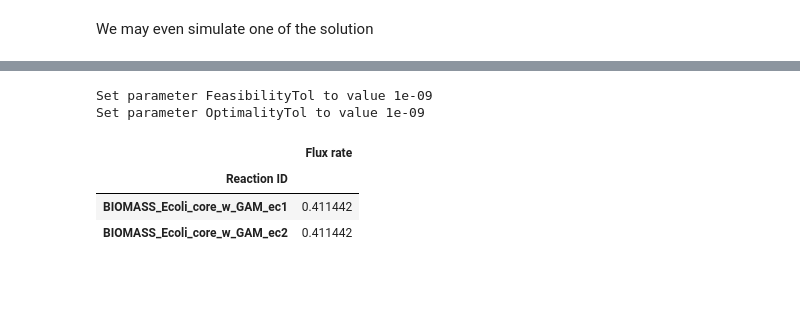
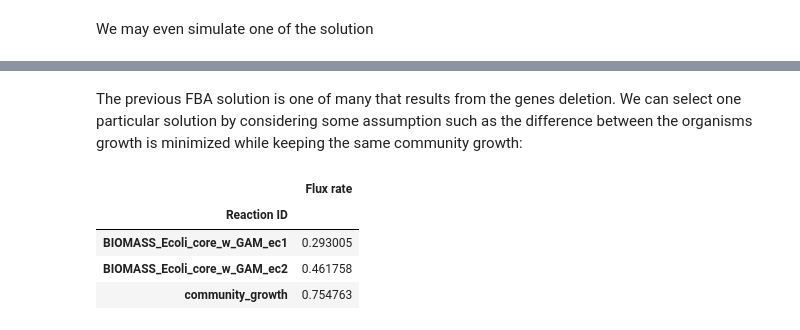
Before and after one commit to vmspereira/MEWpy, a Jupyter notebook: examples/09-crossfeeding.ipynb, the cells around one changed output, grey strips where cells are left out. Saved outputs shown, nothing was run; the diff lists cells and outputs as text; code cells hidden in the pictures; blank space fills up the shorter version.

```diff
--- a/examples/09-crossfeeding.ipynb
+++ b/examples/09-crossfeeding.ipynb
@@ -123,10 +113,10 @@ To simpilfy the problem, we will define a maximum of 30 gene deletion and run 10
 # %%
 problem = GKOProblem(wildtype,
                      [f1,f2],
-                     candidate_max_size = 30)
+                     candidate_max_size = 50)
 # %%
 from mewpy.optimization import EA
-ea = EA(problem, max_generations=10)
+ea = EA(problem, max_generations=50)
 gkos = ea.run(simplify=False)
 # %% [output]
 Building modification target list.
@@ -194,6 +184,6 @@ We can now address our main goal, starting by defining a community model:
 from mewpy.model import CommunityModel
 from mewpy.com import regComFBA
 
-community= CommunityModel([ec1,ec2],flavor='cobra')
+community= CommunityModel([ec1,ec2],merge_biomasses=False,flavor='cobra')
 sim = community.get_community_model()
 sim.set_environmental_conditions(medium)
@@ -288,9 +275,10 @@ solution
+# %% [markdown]
+The previous FBA solution is one of many that results from the genes deletion. We can select one particular solution by considering some assumption such as the difference between the organisms growth is minimized while keeping the same community growth:
 # %%
-problem.simulate(solution=solution.values,method=regComFBA).find('BIOMASS',show_nulls=True)
+problem.simulate(solution=solution.values,method=regComFBA).find('BIOMASS|growth',show_nulls=True)
 # %% [output]
-Set parameter FeasibilityTol to value 1e-09
-Set parameter OptimalityTol to value 1e-09
 |  | Flux rate |
 | Reaction ID |  |
-| BIOMASS_Ecoli_core_w_GAM_ec1 | 0.411442 |
-| BIOMASS_Ecoli_core_w_GAM_ec2 | 0.411442 |
+| BIOMASS_Ecoli_core_w_GAM_ec1 | 0.293005 |
+| BIOMASS_Ecoli_core_w_GAM_ec2 | 0.461758 |
+| community_growth | 0.754763 |
```
Also changed, not shown: parts of 20 cells of this notebook, 6 other files.
